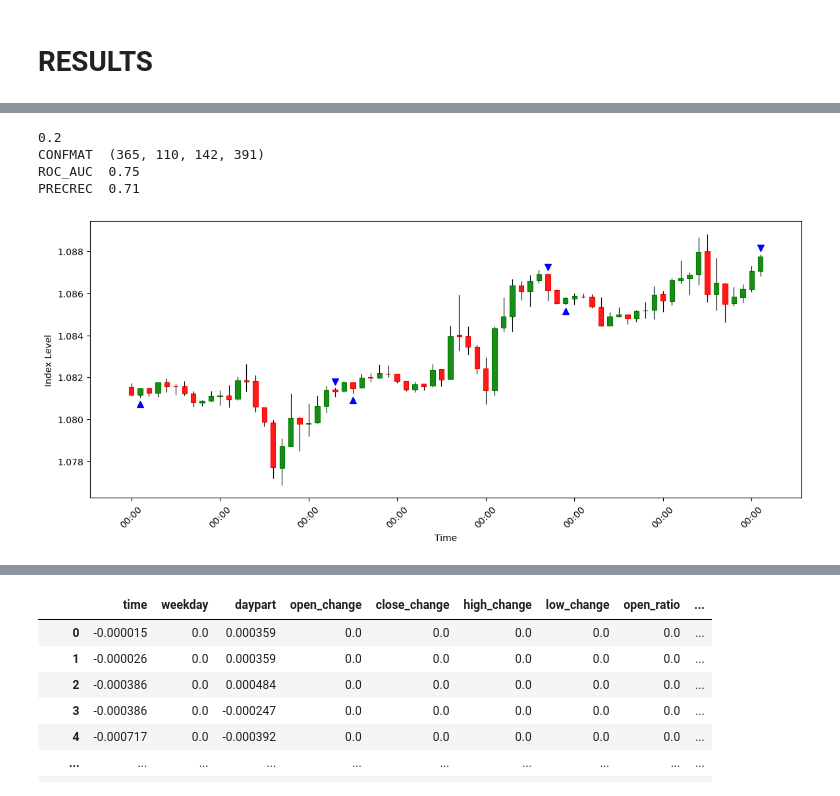
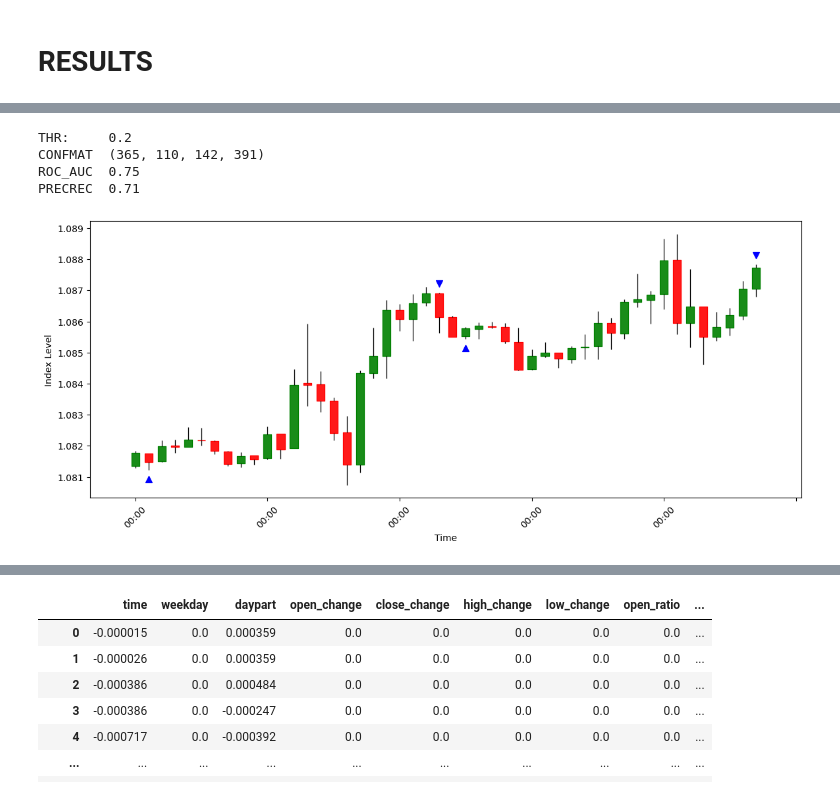
Before and after one commit to Priboy313/final-qualifying-work, a Jupyter notebook: main.ipynb, the cells around one changed output, grey strips where cells are left out. Cells and saved outputs as stored; diff of their text form; code cells hidden in the pictures.

Commit message:
update get_graph func

```diff
--- a/main.ipynb
+++ b/main.ipynb
@@ -782,34 +784,34 @@ threshold = 0
 threshold = 0.2
 
 test['ind_up'] = ((test['pred_y_up'] - test['pred_y_down']) > threshold).astype(float)
 test.loc[test['ind_up'] != 1, 'ind_up'] = float("NaN")
 test.loc[test['ind_up'] == 1, 'ind_up'] = test['low'] - 0.0003
 
 test['ind_down'] = ((test['pred_y_down'] - test['pred_y_up']) > threshold).astype(float)
 test.loc[test['ind_down'] != 1, 'ind_down'] = float("NaN")
 test.loc[test['ind_down'] == 1, 'ind_down'] = test['high'] + 0.0003
 
 
 res = test[['y_true', 'ind_up', 'y_true_down', 'ind_down']]
 
 res.loc[res['ind_up'] > 0, 'ind_pred'] = 1
 res.loc[res['ind_down'] > 0, 'ind_pred'] = 0
 
 res = res[(res['ind_pred'] == 1) | (res['ind_pred'] == 0)]
 
-print(threshold)
+print(f'THR:\t {threshold}')
 pdf.metrics.metrics_class(res.loc[:,'y_true'], res.loc[:,'ind_pred'])
 
 
-plot_window = 12*6
+plot_window = 24*2
 
 data = test.tail(plot_window)
 data.index = pd.to_datetime(data.index)
 
 get_graph(data)
 # %% [output]
-0.2
+THR:     0.2
 CONFMAT  (365, 110, 142, 391)
 ROC_AUC  0.75
 PRECREC  0.71
-[figure, old version]
+[figure, new version]
```
Also changed, not shown: parts of 3 cells of this notebook, 1 other file.
